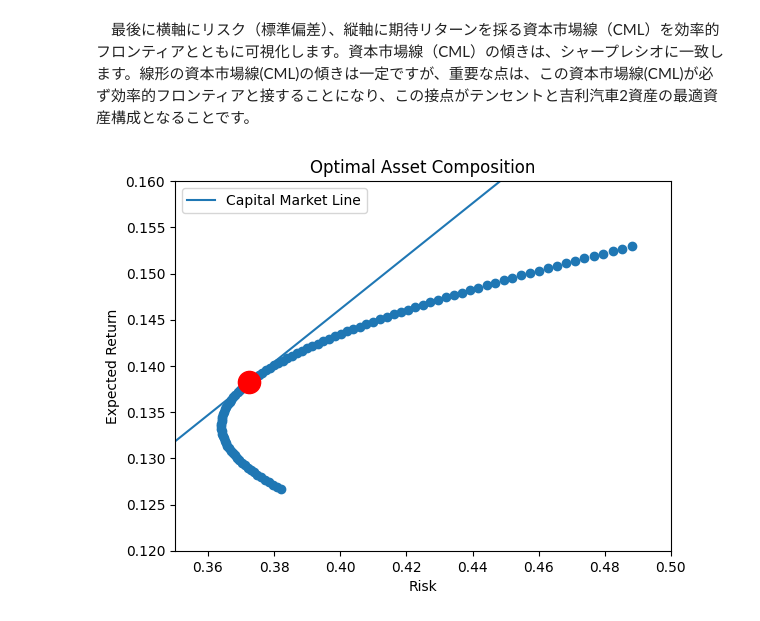
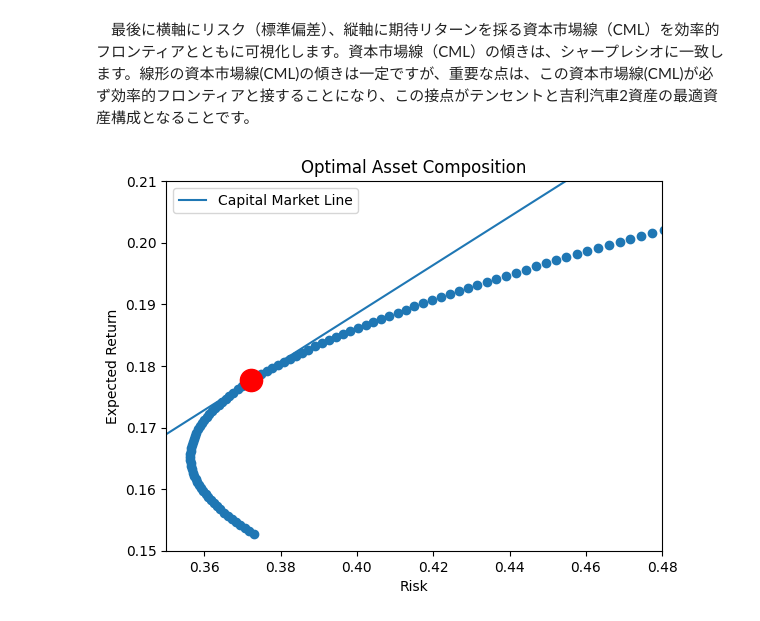
Before and after one commit to nagamamo/financial_data_science, a Jupyter notebook: 2_1_two_asset_efficient_frontier.ipynb, the cells around one changed output. Saved outputs shown, nothing was run; the diff lists cells and outputs as text; code cells hidden in the pictures.

```diff
--- a/2_1_two_asset_efficient_frontier.ipynb
+++ b/2_1_two_asset_efficient_frontier.ipynb
@@ -21,26 +23,27 @@ data=data.DataReader(tickers,'stooq',start=start,end=end).sort_values(by='Date',
 　取得した株価日次データは、始値、終値、売買高等、複数のデータが含まれています。このため、データ前処理として、「データフレーム名.Close」により、終値のみのデータを新しいデータフレームdfに保存します。次の行では、このデータフレームdfの株価終値の前日比を「データフレーム名.pct_change()」により算出します。前日比を算出すると、必ず、データの先頭行に欠損値が生じますので、これを「データフレーム名.dropna()」により除去します。
 # %%
 #[3]データ前処理
-df=data.Close #日次データの終値のみをデータフレームdfに収納
+#df=data.Close #日次データの終値のみをデータフレームdfに収納
 df=df.pct_change().dropna() #データフレームdfを前期比(前日比)に変換し、欠損値を除去
+df.head()
 # %% [markdown]
 　この2種類の時系列データから、株価の平均リターン（Rp）を算出します。続いて平均リターン（Rp）と同様に、分散（VAR_Rp）、共分散（Cov_Rp）を算出します。平均リターン（Rp）、分散（VAR_Rp）、共分散（Cov_Rp）は、いずれも年率換算するため×250営業日を施します。
 # %%
 #[4]ポートフォリオ収益率の平均・分散・共分散の算出
 Rp=df.mean()*250 #年率データへ換算
 VAR_Rp=df.var()*250
-Cov_Rp=df['700.HK'].cov(df['175.HK'])*250
+Cov_Rp=df['0700.HK'].cov(df['0175.HK'])*250
 # %% [markdown]
 　算出された平均リターン（Rp）、分散（VAR_Rp）、共分散（Cov_Rp）を用いて資産構成比率別のポートフォリオ全体のリターンとリスク（標準偏差）を算出します。ここではnumpyのnp.(arrange)を用いることで、1％ずつテンセント（吉利汽車）株の資産比率を引き上げ（低下させ）、それぞれの資産配分比率時のリターンとリスク（標準偏差）を算出します。可視化する際の横軸はリスク（標準偏差）を用いるため、ポートフォリオ全体の分散Var Rp2はnp.sqrt(Var Rp2)により標準偏差へ再計算します。
 # %%
 #[5]資産比率別平均リターンの算出
 weights=np.arange(0,1.01,0.01) #比率0%から1%刻みで100%まで増加
 for i in np.arange(0,1.01,0.01):
-  E_Rp=weights*Rp["700.HK"]+(1-weights)*Rp["175.HK"] #各比率ごとに平均リターンの反復計算
+  E_Rp=weights*Rp["0700.HK"]+(1-weights)*Rp["0175.HK"] #各比率ごとに平均リターンの反復計算
 # %%
 #[6]資産比率別標準偏差の算出
 for i in np.arange(0,1.01,0.01):
-  Var_Rp2=weights*weights*VAR_Rp["700.HK"]+(1-weights)*(1-weights)*VAR_Rp["175.HK"]+2*weights*(1-weights)*Cov_Rp #各比率ごとに標準偏差の反復計算
+  Var_Rp2=weights*weights*VAR_Rp["0700.HK"]+(1-weights)*(1-weights)*VAR_Rp["0175.HK"]+2*weights*(1-weights)*Cov_Rp #各比率ごとに標準偏差の反復計算
 Sigma_Rp=np.sqrt(Var_Rp2)
 # %%
 #[7]可視化
@@ -76,19 +79,19 @@ optimal
 # %%
 #[10]資本市場線（Capital Market Line: CML）の導出
 def CML(rf,sharp_R,label):#無リスク資産・シャープレシオsharp_Rの関数定義
     Risk = [x/100 for x in range(100)] #横軸Riskを設定
     ExpectedReturn = [rf+max_sr*x for x in Risk] #縦軸Epを算出
     plt.plot(Risk,ExpectedReturn,label=label)
     plt.xlabel("Risk")
-    plt.xlim(0.35,0.5) #横軸の幅設定
+    plt.xlim(0.35,0.48) #横軸の幅設定
     plt.ylabel("Expected Return")
-    plt.ylim(0.12,0.16) #縦軸の幅設定
+    plt.ylim(0.15,0.21) #縦軸の幅設定
     plt.title("Optimal Asset Composition")
     plt.plot(opt_risk,sharp_R,"ro",linestyle = "--",markersize=16) #資本市場線の作成
 
 CML(rf,opt_return,"Capital Market Line") #CML導出
 plt.scatter(Sigma_Rp,E_Rp)#効率的フロンティアの作成
 plt.legend()
 plt.show()
 # %% [output]
-[figure, old version]
+[figure, new version]
```
Also changed, not shown: parts of 7 cells of this notebook.
